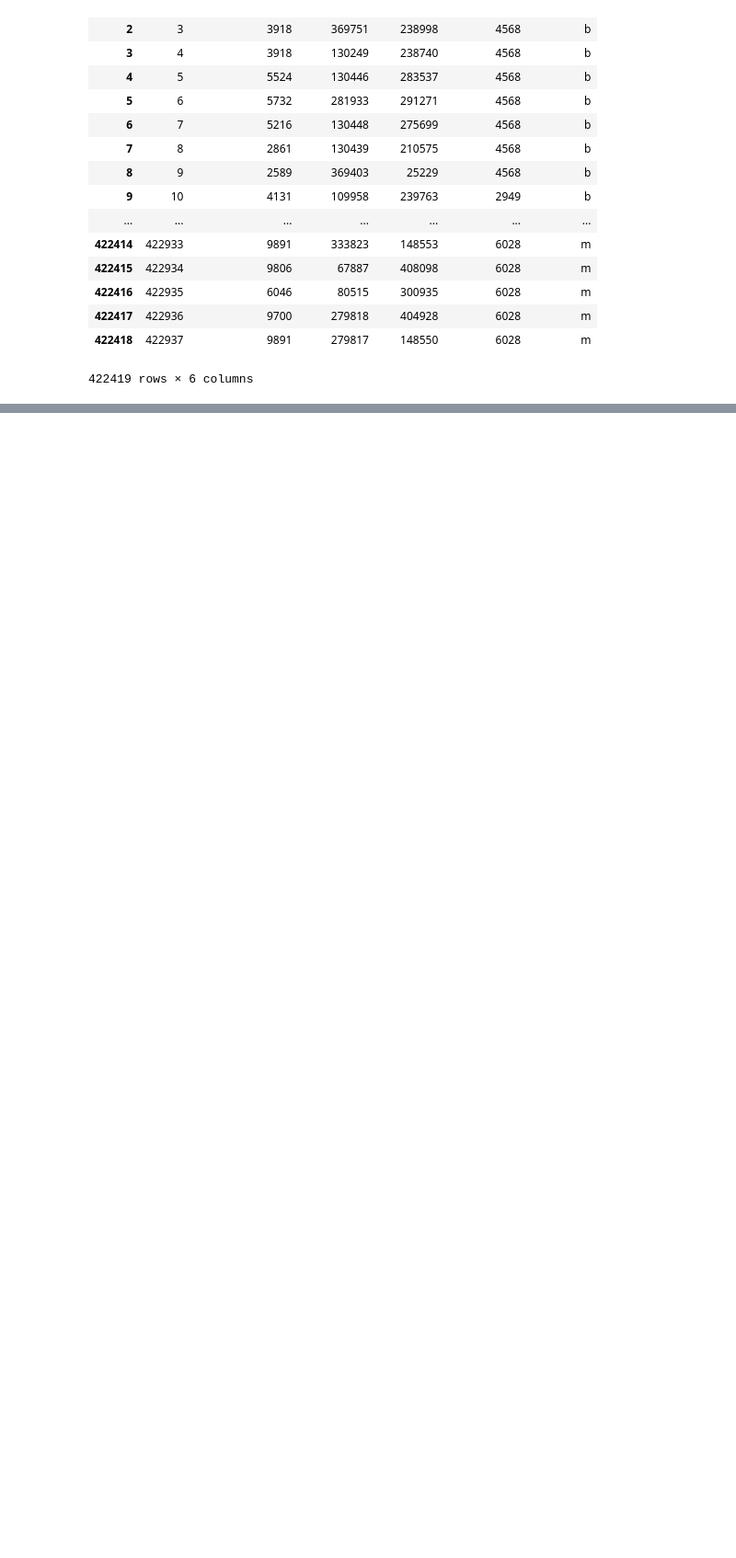
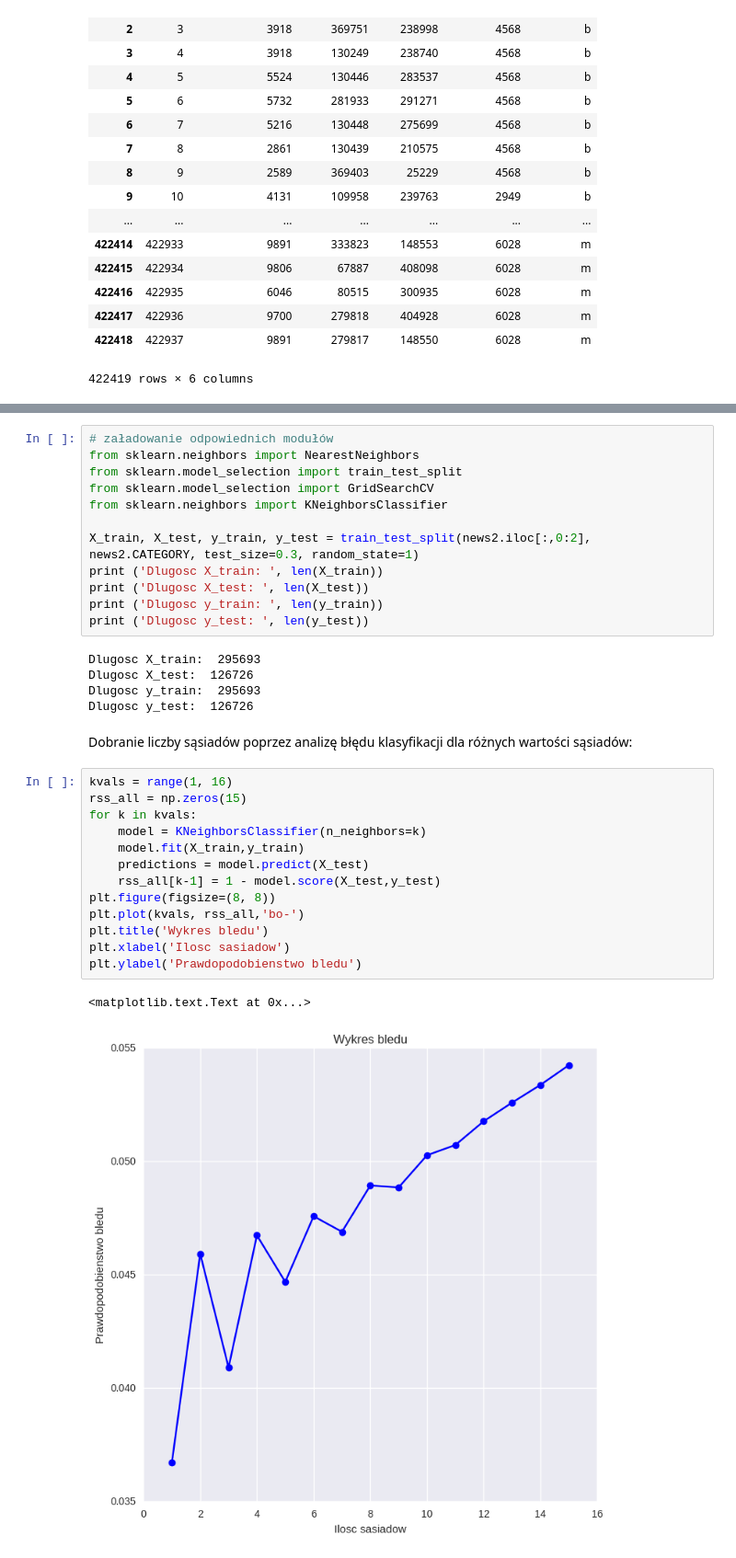
Before and after one commit to kiker7/Eksploracja-danych-projekt, a Jupyter notebook: Sprawozdanie.ipynb, the cells around one changed output, grey strips where cells are left out. Shown at 92% size. Saved outputs shown, nothing was run; the diff lists cells and outputs as text; blank space fills up the shorter version.

```diff
--- a/Sprawozdanie.ipynb
+++ b/Sprawozdanie.ipynb
@@ -218,0 +233,35 @@ news2
+# %%
+# załadowanie odpowiednich modułów
+from sklearn.neighbors import NearestNeighbors
+from sklearn.model_selection import train_test_split
+from sklearn.model_selection import GridSearchCV
+from sklearn.neighbors import KNeighborsClassifier
+
+X_train, X_test, y_train, y_test = train_test_split(news2.iloc[:,0:2], news2.CATEGORY, test_size=0.3, random_state=1)
+print ('Dlugosc X_train: ', len(X_train))
+print ('Dlugosc X_test: ', len(X_test))
+print ('Dlugosc y_train: ', len(y_train))
+print ('Dlugosc y_test: ', len(y_test))
+# %% [output]
+Dlugosc X_train:  295693
+Dlugosc X_test:  126726
+Dlugosc y_train:  295693
+Dlugosc y_test:  126726
+# %% [markdown]
+Dobranie liczby sąsiadów poprzez analizę błędu klasyfikacji dla różnych wartości sąsiadów:
+# %%
+kvals = range(1, 16)
+rss_all = np.zeros(15)
+for k in kvals:
+    model = KNeighborsClassifier(n_neighbors=k)
+    model.fit(X_train,y_train)
+    predictions = model.predict(X_test)
+    rss_all[k-1] = 1 - model.score(X_test,y_test)
+plt.figure(figsize=(8, 8))
+plt.plot(kvals, rss_all,'bo-')
+plt.title('Wykres bledu')
+plt.xlabel('Ilosc sasiadow')
+plt.ylabel('Prawdopodobienstwo bledu')
+# %% [output]
+<matplotlib.text.Text at 0x...>
+[figure, added]
```
Also changed, not shown: parts of 12 cells of this notebook.
